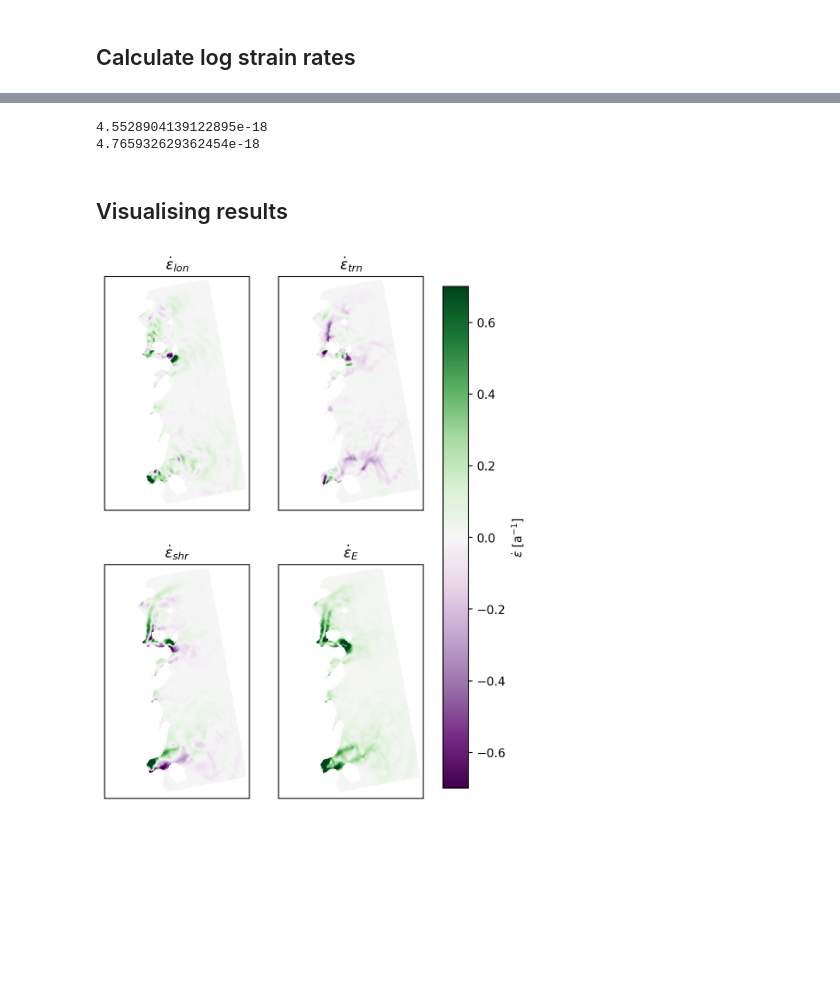
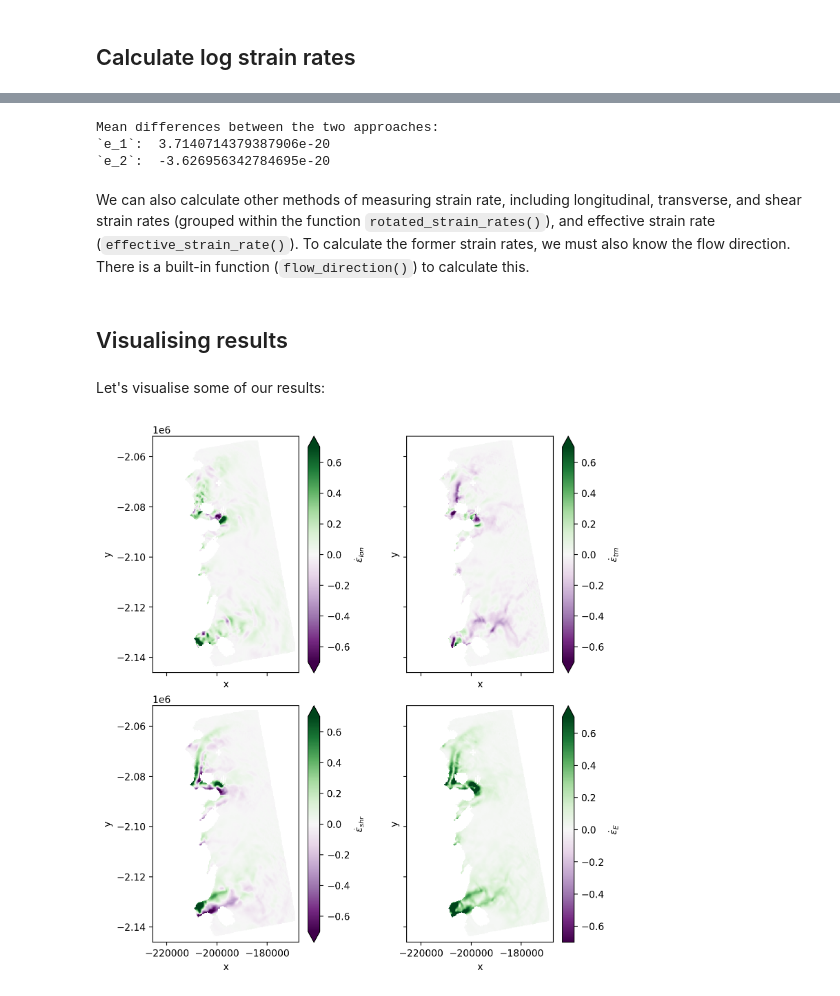
Before and after one commit to trchudley/glacier-strain-tools, a Jupyter notebook: example.ipynb, the cells around one changed output, grey strips where cells are left out. Saved outputs shown, nothing was run; the diff lists cells and outputs as text; code cells hidden in the pictures; blank space fills up the shorter version.

```diff
--- a/example.ipynb
+++ b/example.ipynb
@@ -53,0 +30,7 @@ Visualise velocity...
+# %%
+
+vx_fpath = "data/vel2018_vx.tif"
+vy_fpath = "data/vel2018_vy.tif"
+
+vx = rxr.open_rasterio(vx_fpath).squeeze(drop=True)
+vy = rxr.open_rasterio(vy_fpath).squeeze(drop=True)
@@ -84,4 +86,4 @@ plt.show()
 resolution = 200    # metres
 length_scale = 750  # metres
 # %%
-e_xx, e_yy, e_xy = strain_tools.log_strain_rates(vx, vy, resolution, length_scale)
+log_strain_rates = strain_tools.log_strain_rates(vx, vy, resolution, length_scale, tol=10e-4, ydir=1)
@@ -96,34 +141,49 @@ e_1_alt, e_2_alt = strain_tools.principal_strain_rate_magnitudes(
 # %%
 # Difference between two methods used to calculate principal strain rates are minimal -
 # related to different numpy methods, floating points, etc.
-print(np.nanmean(np.abs(e_1 - e_1_alt)))
-print(np.nanmean(np.abs(e_2 - e_2_alt)))
+
+print('Mean differences between the two approaches:')
+print('`e_1`: ',np.nanmean(principal_strain_rates.e_1 - principal_strain_rates_alt.e_1))
+print('`e_2`: ',np.nanmean(principal_strain_rates.e_2 - principal_strain_rates_alt.e_2))
 # %% [output]
-4.5528904139122895e-18
-4.765932629362454e-18
+Mean differences between the two approaches:
+`e_1`:  3.7140714379387906e-20
+`e_2`:  -3.626956342784695e-20
+# %% [markdown]
+We can also calculate other methods of measuring strain rate, including longitudinal, transverse, and shear strain rates (grouped within the function `rotated_strain_rates()`), and effective strain rate (`effective_strain_rate()`). To calculate the former strain rates, we must also know the flow direction. There is a built-in function (`flow_direction()`) to calculate this.
 # %%
+
 angle = strain_tools.flow_direction(vx, vy)
-e_lon, e_trn, e_shr = strain_tools.rotated_strain_rates(e_xx, e_yy, e_xy, angle)
-e_E = strain_tools.effective_strain_rate(e_xx, e_yy, e_xy)
-e_M = 0.5 * (e_1 + e_2) # mean surface-parallel strain rate
+
+rotated_strain_rates = strain_tools.rotated_strain_rates(
+    log_strain_rates.e_xx,
+    log_strain_rates.e_yy,
+    log_strain_rates.e_xy,
+    angle
+)
+
+e_E = strain_tools.effective_strain_rate(
+    log_strain_rates.e_xx,
+    log_strain_rates.e_yy,
+    log_strain_rates.e_xy,
+)
+
+e_M = 0.5 * (principal_strain_rates.e_1 + principal_strain_rates.e_2) # mean surface-parallel strain rate (see Chudley _et al._ 2021)
 # %% [markdown]
 ## Visualising results
+# %% [markdown]
+Let's visualise some of our results:
 # %%
 
-fig, axes = plt.subplots(nrows=2, ncols=2, figsize=(6,8), sharex=True, sharey=True)
+fig, axes = plt.subplots(nrows=2, ncols=2, figsize=(7.5,8), sharex=True, sharey=True, layout='constrained')
 
 vmax = 0.7
 
 labels = ("$\dot{\epsilon}_{lon}$", "$\dot{\epsilon}_{trn}$", "$\dot{\epsilon}_{shr}$", "$\dot{\epsilon}_{E}$")
 
-for ax, array, label in zip(axes.flat, (e_lon, e_trn, e_shr, e_E), labels):
-    im = ax.imshow(array, extent=extent, cmap="PRGn", vmin=-vmax, vmax=vmax)
-    ax.set_title(f"{label}")
-    ax.tick_params(bottom=False, labelbottom=False, left=False, labelleft=False)
-
-cbar = fig.colorbar(im, ax=axes.ravel().tolist(), shrink=0.95)
-cbar.set_label("$\dot{\epsilon}$ [a$^{-1}$]")
-
-plt.show()
+for ax, xds, label in zip(axes.flat, (rotated_strain_rates.e_lon, rotated_strain_rates.e_trn, rotated_strain_rates.e_shr, e_E), labels):
+    im = xds.plot(ax=ax, cmap='PRGn', vmin=-vmax, vmax=vmax, cbar_kwargs={'label': f'{label}'})
+    ax.set_title(None)
+    ax.set_aspect('equal')
 # %% [output]
-[figure, old version]
+[figure, new version]
```
Also changed, not shown: parts of 20 cells of this notebook, 5 other files.
